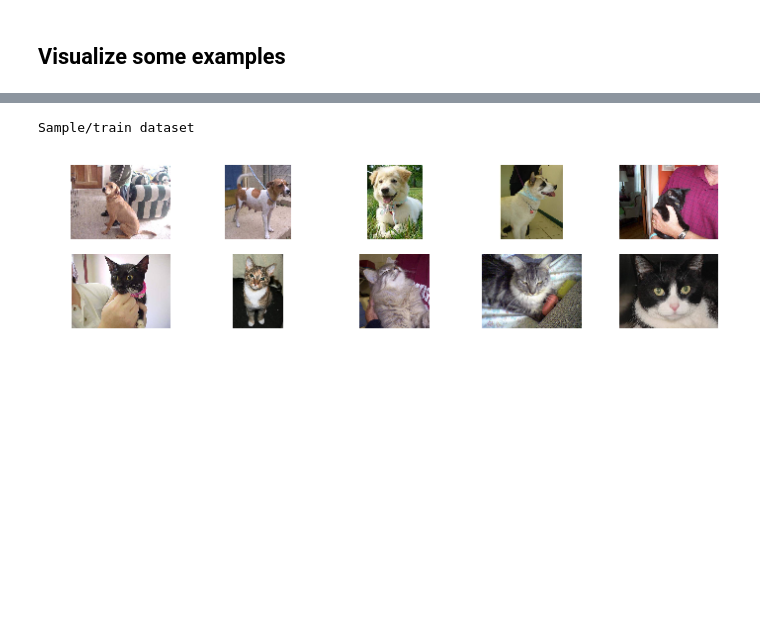
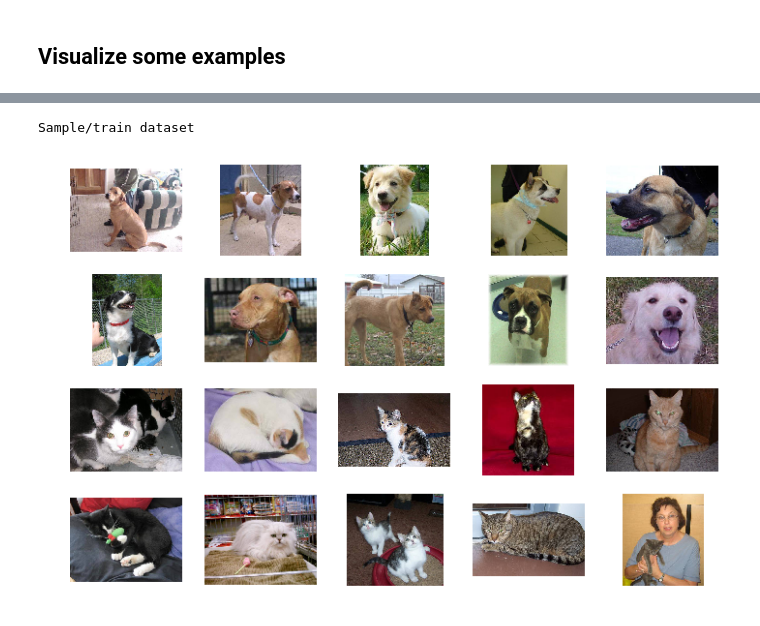
Before and after one commit to musa-atlihan/fast-ai-assignments, a Jupyter notebook: lesson-01-image-recognition/assignment.ipynb, the cells around one changed output, grey strips where cells are left out. Cells and saved outputs as stored; diff of their text form; code cells hidden in the pictures; blank space fills up the shorter version.

```diff
--- a/lesson-01-image-recognition/assignment.ipynb
+++ b/lesson-01-image-recognition/assignment.ipynb
@@ -124,9 +124,9 @@ imgs_cats = glob.glob('./data/train-fast-ai/cats/*.jpg')
 
 print('Train dataset')
 plt.figure(figsize=(12,8))
-for i in range(10):
-    plt.subplot(5,5,i+1)
-    if i < 4:
+for i in range(20):
+    plt.subplot(4,5,i+1)
+    if i < 10:
         plt.imshow(mpimg.imread(imgs_dogs[i]))
     else:
         plt.imshow(mpimg.imread(imgs_cats[i]))
@@ -142,9 +142,9 @@ imgs_cats = glob.glob('./data/valid-fast-ai/cats/*.jpg')
 
 print('Valid dataset')
 plt.figure(figsize=(12,8))
-for i in range(10):
-    plt.subplot(5,5,i+1)
-    if i < 4:
+for i in range(20):
+    plt.subplot(4,5,i+1)
+    if i < 10:
         plt.imshow(mpimg.imread(imgs_dogs[i]))
     else:
         plt.imshow(mpimg.imread(imgs_cats[i]))
@@ -157,21 +157,21 @@ Valid dataset
 # %%
 imgs_dogs = glob.glob('./data/sample-fast-ai/train/dogs/*.jpg')
 imgs_cats = glob.glob('./data/sample-fast-ai/train/cats/*.jpg')
 
 print('Sample/train dataset')
 plt.figure(figsize=(12,8))
-for i in range(10):
-    plt.subplot(5,5,i+1)
-    if i < 4:
+for i in range(20):
+    plt.subplot(4,5,i+1)
+    if i < 10:
         plt.imshow(mpimg.imread(imgs_dogs[i]))
     else:
         plt.imshow(mpimg.imread(imgs_cats[i]))
     plt.axis('off')
 plt.show()
 plt.close()
 # %% [output]
 Sample/train dataset
-[figure, old version]
+[figure, new version]
 # %%
 imgs_dogs = glob.glob('./data/sample-fast-ai/valid/dogs/*.jpg')
 imgs_cats = glob.glob('./data/sample-fast-ai/valid/cats/*.jpg')
```
Also changed, not shown: parts of 3 cells of this notebook.
